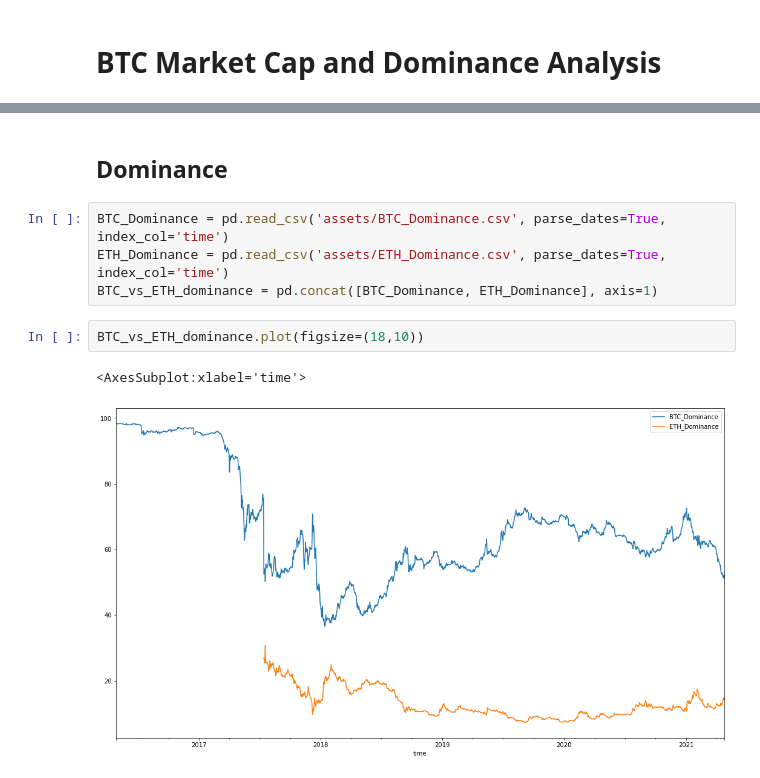
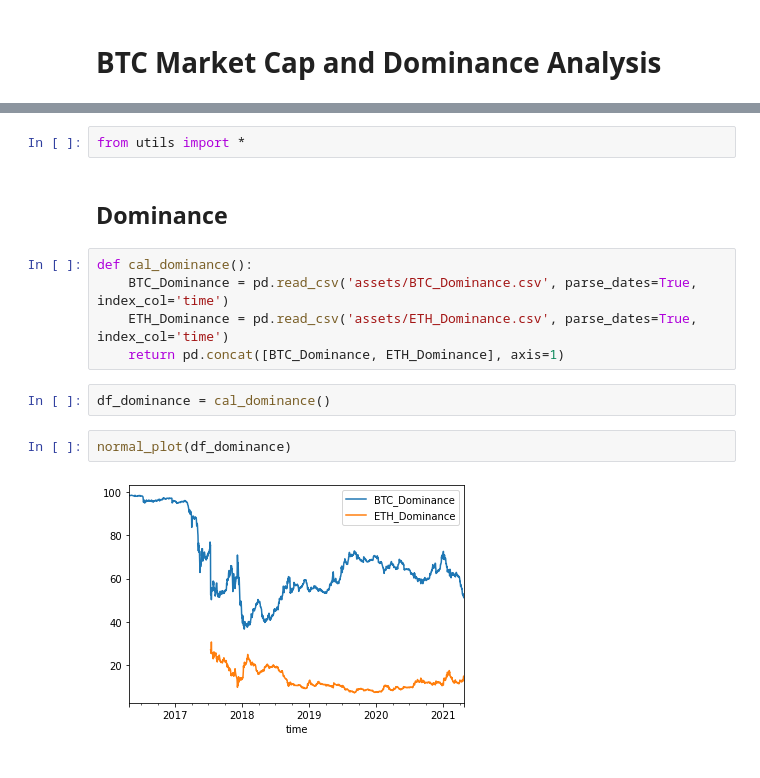
Before and after one commit to quantumsnowball/AppleDaily20210503, a Jupyter notebook: main.ipynb, the cells around one changed output, grey strips where cells are left out. Cells and saved outputs as stored; diff of their text form.

Commit message:
feature: plot all scenario

```diff
--- a/main.ipynb
+++ b/main.ipynb
@@ -5,11 +6,15 @@ import pandas as pd
+# %%
+from utils import *
 # %% [markdown]
 ## Dominance
 # %%
-BTC_Dominance = pd.read_csv('assets/BTC_Dominance.csv', parse_dates=True, index_col='time')
-ETH_Dominance = pd.read_csv('assets/ETH_Dominance.csv', parse_dates=True, index_col='time')
-BTC_vs_ETH_dominance = pd.concat([BTC_Dominance, ETH_Dominance], axis=1)
+def cal_dominance():
+    BTC_Dominance = pd.read_csv('assets/BTC_Dominance.csv', parse_dates=True, index_col='time')
+    ETH_Dominance = pd.read_csv('assets/ETH_Dominance.csv', parse_dates=True, index_col='time')
+    return pd.concat([BTC_Dominance, ETH_Dominance], axis=1)
-# %%
-BTC_vs_ETH_dominance.plot(figsize=(18,10))
-# %% [output]
-<AxesSubplot:xlabel='time'>
-[figure, removed]
+# %%
+df_dominance = cal_dominance()
+# %%
+normal_plot(df_dominance)
+# %% [output]
+[figure, added]
```
Also changed, not shown: parts of 13 cells of this notebook, 6 other files.
